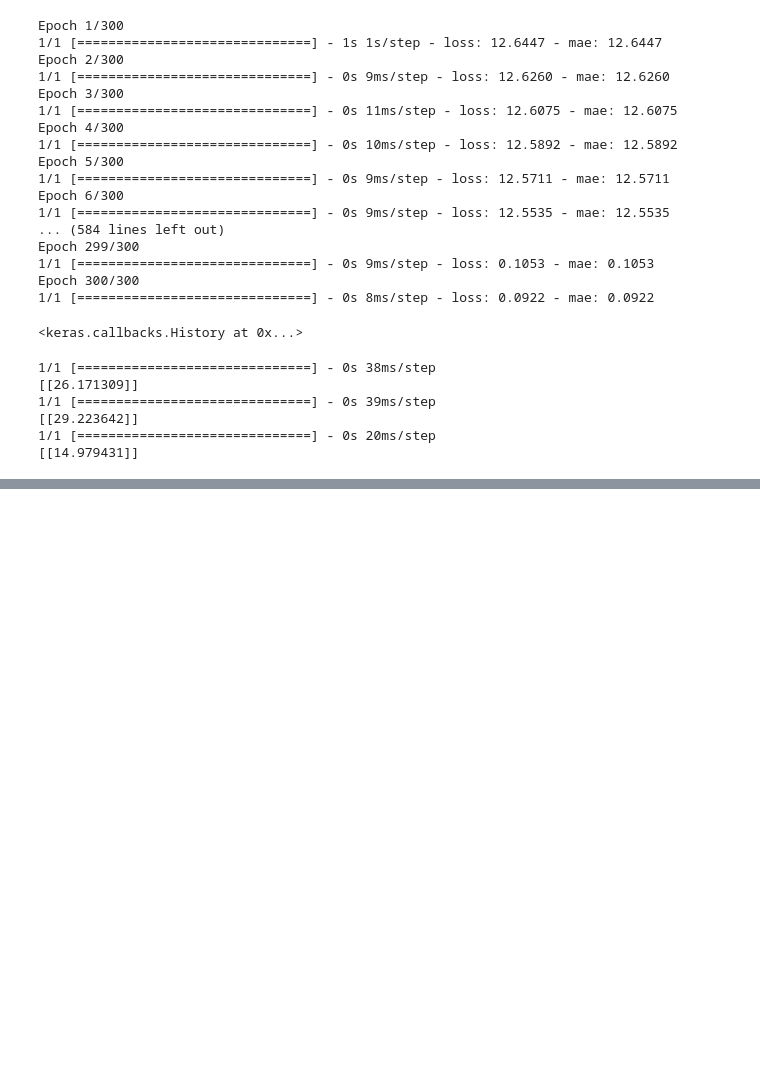
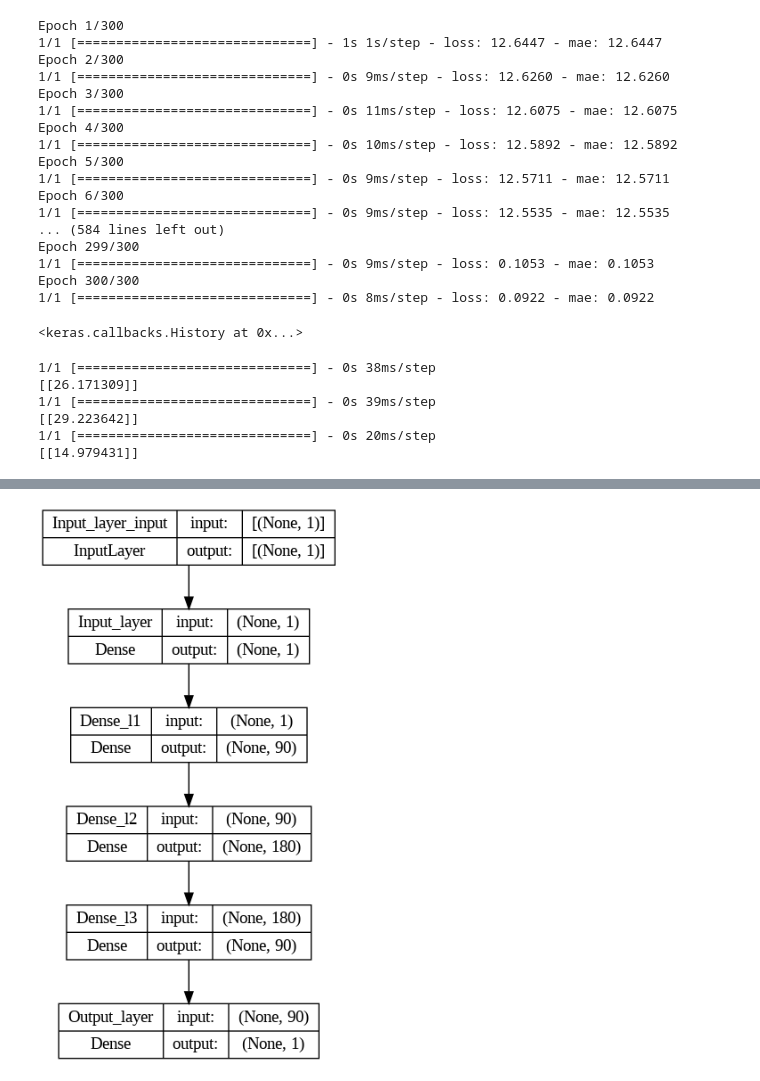
Before and after one commit to pravincoder/Fundamentals_tensorflow, a Jupyter notebook: Neural_Network_Regression.ipynb, the cells around one changed output, grey strips where cells are left out. Cells and saved outputs as stored; diff of their text form; code cells hidden in the pictures; blank space fills up the shorter version.

```diff
--- a/Neural_Network_Regression.ipynb
+++ b/Neural_Network_Regression.ipynb
@@ -252,0 +332,20 @@ print(model4.predict(X[6:7].numpy()))
+# %%
+
+# Let's have a look at how to build a neural network for our data
+
+# 1. Create a model
+model5 = tf.keras.Sequential([
+  tf.keras.layers.Dense(1,input_shape=(1,),name='Input_layer'),
+  tf.keras.layers.Dense(90,activation='relu',name="Dense_l1"),
+  tf.keras.layers.Dense(180,activation='relu',name="Dense_l2"),
+  tf.keras.layers.Dense(90,activation='relu',name="Dense_l3"),
+  tf.keras.layers.Dense(1,name='Output_layer')
+],name="Model_5")
+
+# 2. Compile the model
+model5.compile(loss=tf.keras.losses.mae,
+              optimizer=tf.keras.optimizers.experimental.AdamW(),
+              metrics=["mae"])
+
+# # 3. Fit the model
+model5.fit(X_train, y_train, epochs=170)
@@ -252,0 +393,5 @@ print(model4.predict(X[6:7].numpy()))
+# %%
+from tensorflow.keras.utils import plot_model
+plot_model(model=model5,show_shapes=True,to_file='molel.png')
+# %% [output]
+[figure, added]
```
Also changed, not shown: parts of 31 cells of this notebook.
